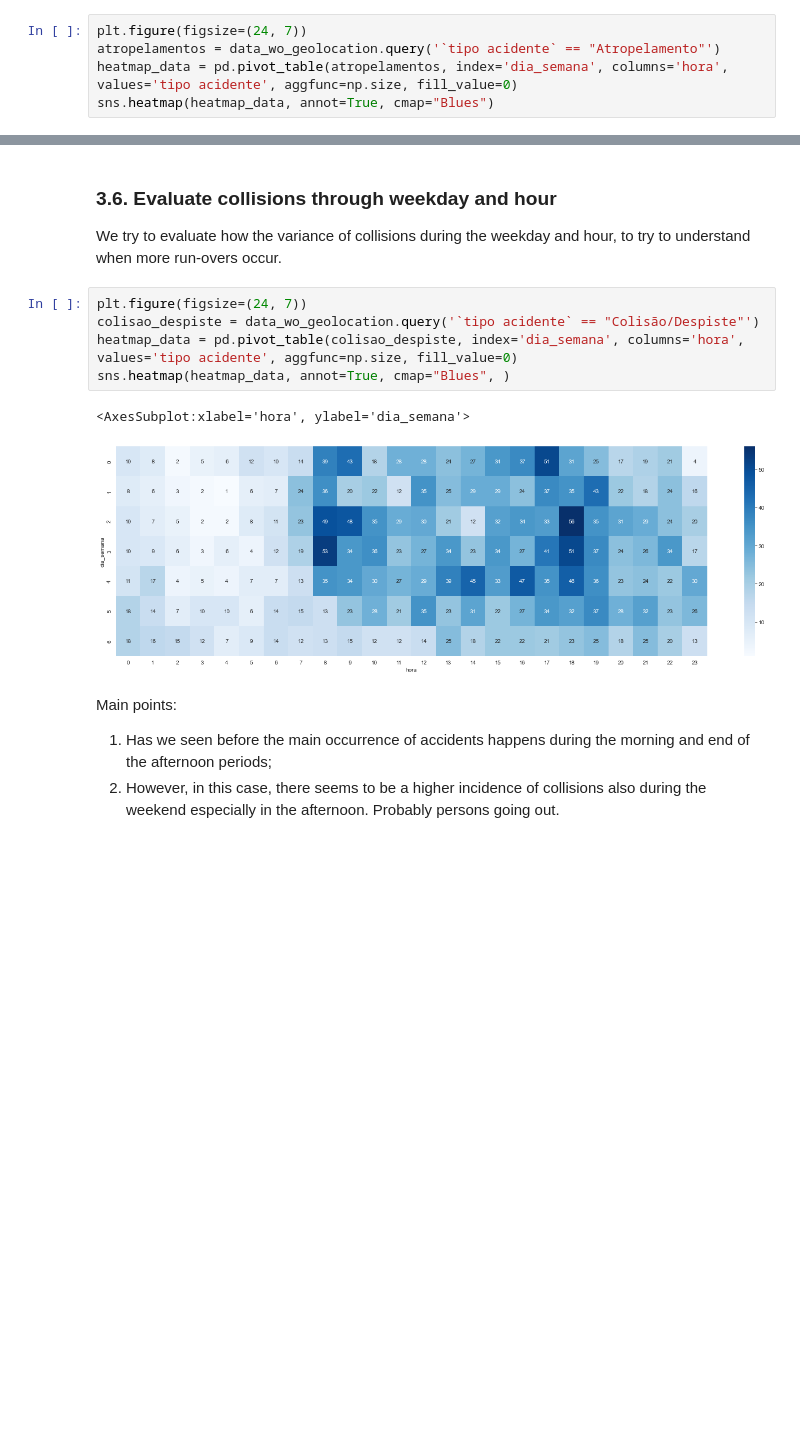
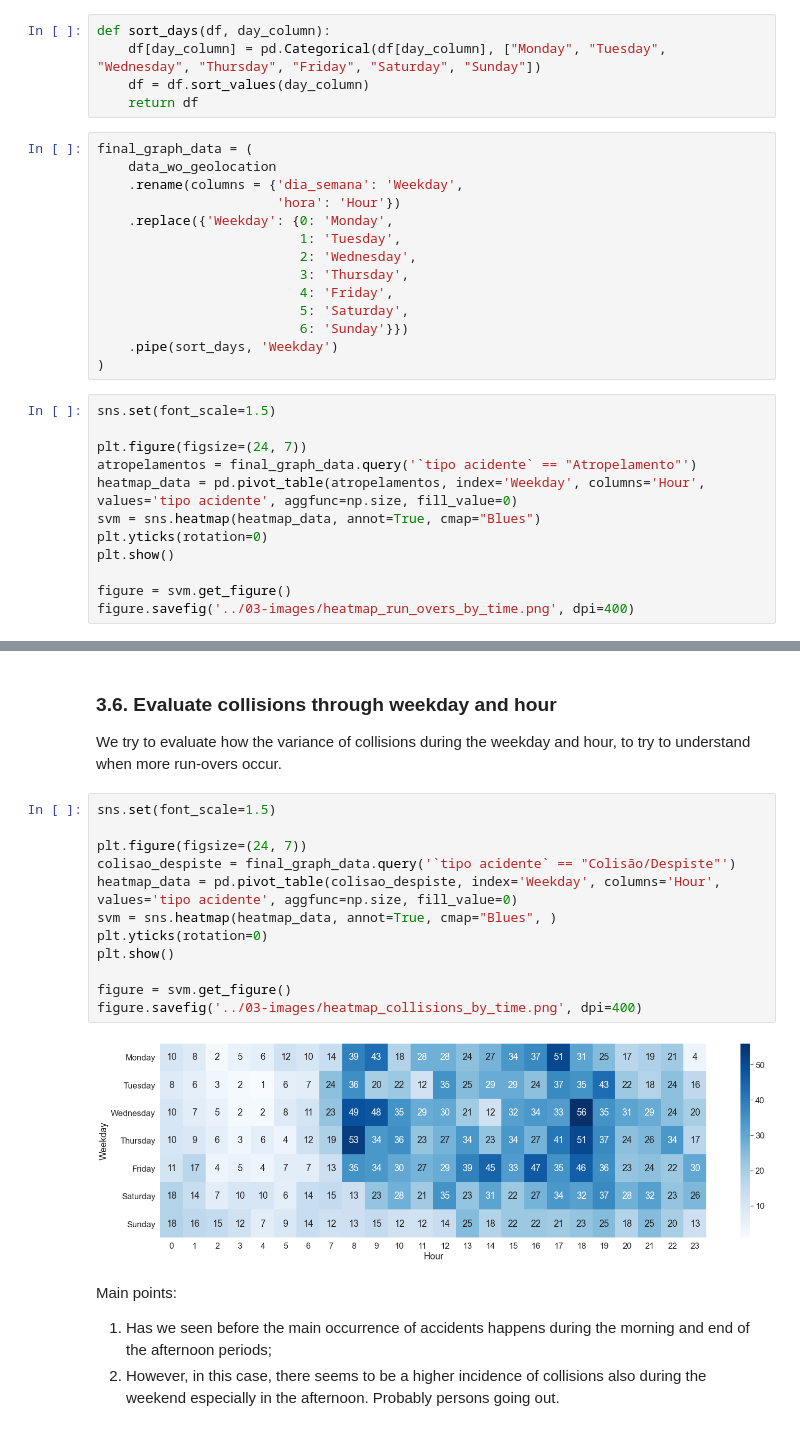
Before and after one commit to FabioParaiso/eds_pfds_project, a Jupyter notebook: 01-notebooks/0.1-accident-general-evaluation.ipynb, the cells around one changed output, grey strips where cells are left out. Drawn from its saved outputs; the diff is of its cells as text; blank space fills up the shorter version.

```diff
--- a/01-notebooks/0.1-accident-general-evaluation.ipynb
+++ b/01-notebooks/0.1-accident-general-evaluation.ipynb
@@ -136,9 +136,35 @@ Main points:
 # %% [markdown]
 ### 3.5. Evaluate run overs through weekday and hour
 We try to evaluate now the variance over the weekday and hour, to try to understand when more run-overs occur.
+# %%
+def sort_days(df, day_column):
+    df[day_column] = pd.Categorical(df[day_column], ["Monday", "Tuesday", "Wednesday", "Thursday", "Friday", "Saturday", "Sunday"])
+    df = df.sort_values(day_column)
+    return df
+# %%
+final_graph_data = (
+    data_wo_geolocation
+    .rename(columns = {'dia_semana': 'Weekday',
+                       'hora': 'Hour'})
+    .replace({'Weekday': {0: 'Monday',
+                          1: 'Tuesday',
+                          2: 'Wednesday',
+                          3: 'Thursday',
+                          4: 'Friday',
+                          5: 'Saturday',
+                          6: 'Sunday'}})
+    .pipe(sort_days, 'Weekday')
+)
 # %%
+sns.set(font_scale=1.5)
+
 plt.figure(figsize=(24, 7))
-atropelamentos = data_wo_geolocation.query('`tipo acidente` == "Atropelamento"')
-heatmap_data = pd.pivot_table(atropelamentos, index='dia_semana', columns='hora', values='tipo acidente', aggfunc=np.size, fill_value=0)
-sns.heatmap(heatmap_data, annot=True, cmap="Blues")
+atropelamentos = final_graph_data.query('`tipo acidente` == "Atropelamento"')
+heatmap_data = pd.pivot_table(atropelamentos, index='Weekday', columns='Hour', values='tipo acidente', aggfunc=np.size, fill_value=0)
+svm = sns.heatmap(heatmap_data, annot=True, cmap="Blues")
+plt.yticks(rotation=0)
+plt.show()
+
+figure = svm.get_figure()
+figure.savefig('../03-images/heatmap_run_overs_by_time.png', dpi=400)
 # %% [output]
@@ -152,13 +177,19 @@ Main points:
 ### 3.6. Evaluate collisions through weekday and hour
 We try to evaluate how the variance of collisions during the weekday and hour, to try to understand when more run-overs occur.
 # %%
+sns.set(font_scale=1.5)
+
 plt.figure(figsize=(24, 7))
-colisao_despiste = data_wo_geolocation.query('`tipo acidente` == "Colisão/Despiste"')
-heatmap_data = pd.pivot_table(colisao_despiste, index='dia_semana', columns='hora', values='tipo acidente', aggfunc=np.size, fill_value=0)
-sns.heatmap(heatmap_data, annot=True, cmap="Blues", )
+colisao_despiste = final_graph_data.query('`tipo acidente` == "Colisão/Despiste"')
+heatmap_data = pd.pivot_table(colisao_despiste, index='Weekday', columns='Hour', values='tipo acidente', aggfunc=np.size, fill_value=0)
+svm = sns.heatmap(heatmap_data, annot=True, cmap="Blues", )
+plt.yticks(rotation=0)
+plt.show()
+
+figure = svm.get_figure()
+figure.savefig('../03-images/heatmap_collisions_by_time.png', dpi=400)
 # %% [output]
-<AxesSubplot:xlabel='hora', ylabel='dia_semana'>
-[figure, old version]
+[figure, new version]
 # %% [markdown]
 Main points:
 1. Has we seen before the main occurrence of accidents happens during the morning and end of the afternoon periods;
```
Also changed, not shown: parts of 1 cell of this notebook, 7 other files.
